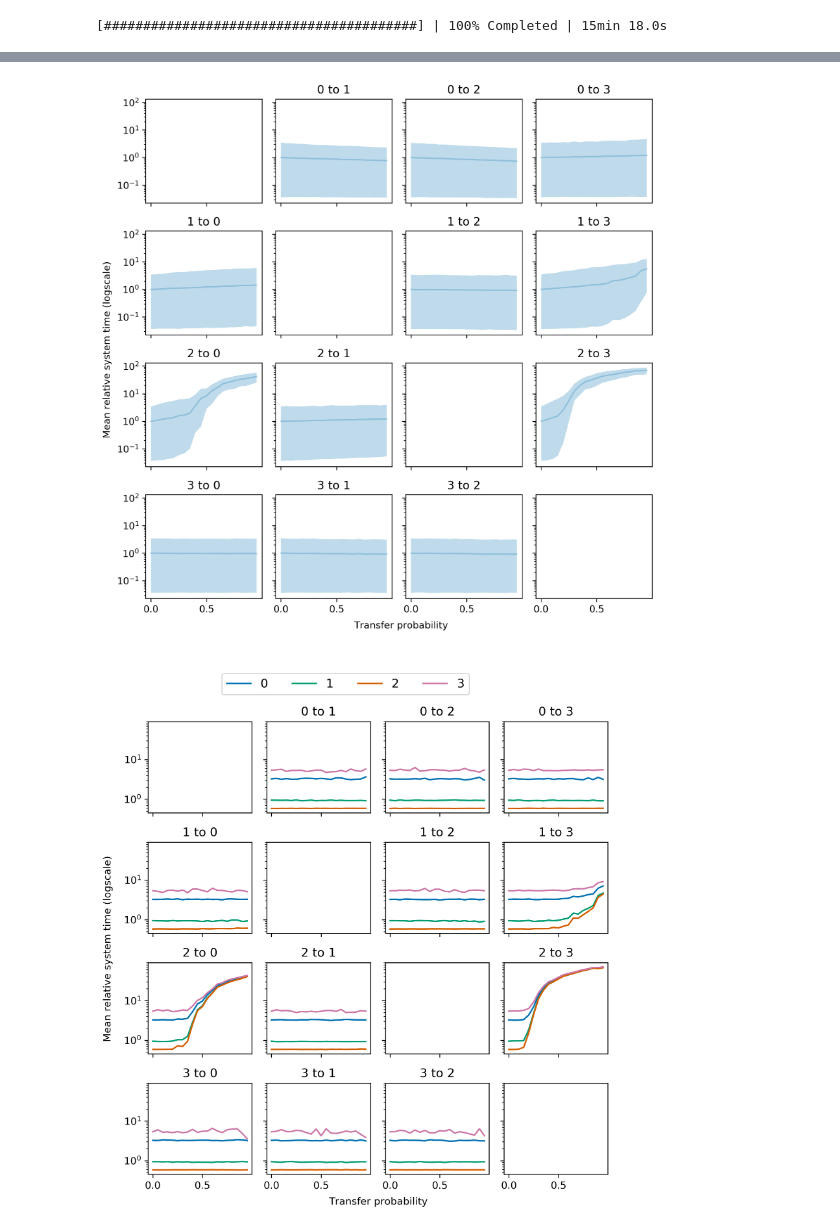
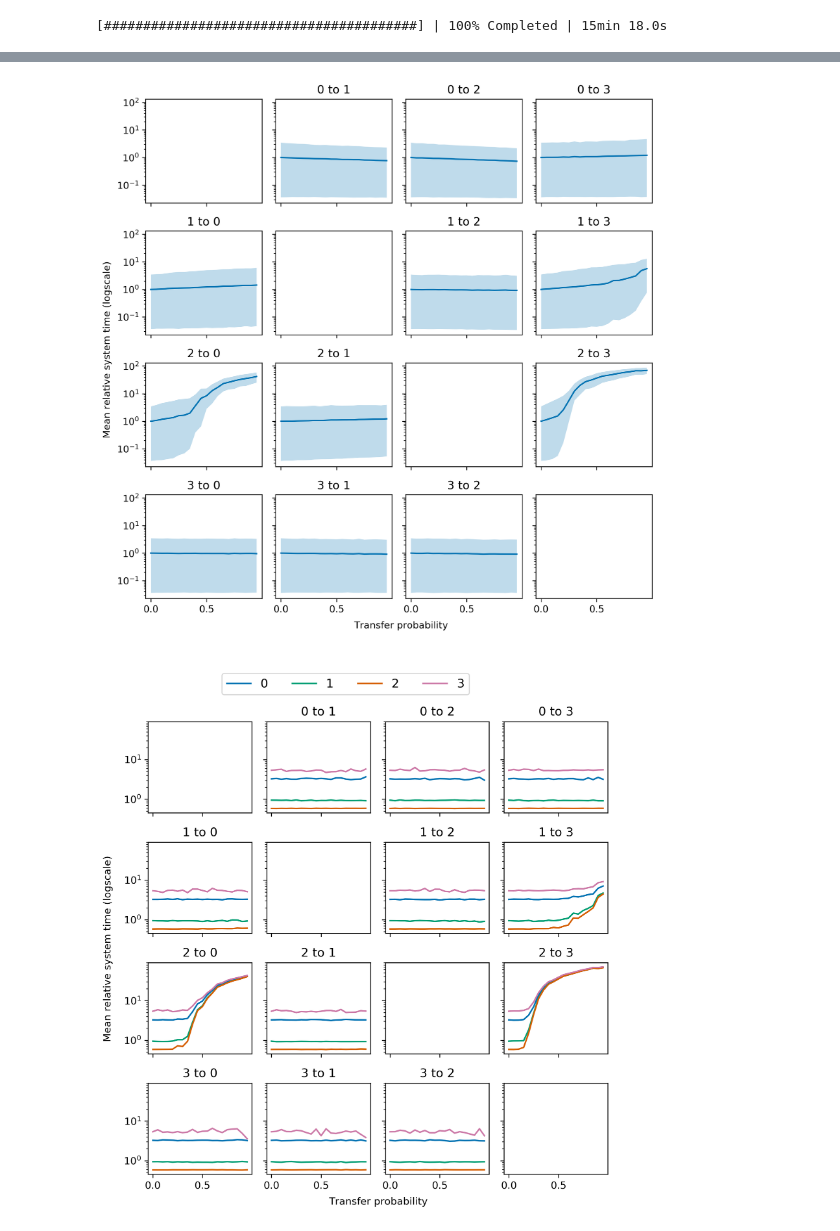
Before and after one commit to daffidwilde/copd-paper, a Jupyter notebook: nbs/scenarios.ipynb, the cells around one changed output, grey strips where cells are left out. Cells and saved outputs as stored; diff of their text form; code cells hidden in the pictures.

```diff
--- a/nbs/scenarios.ipynb
+++ b/nbs/scenarios.ipynb
@@ -354,16 +354,15 @@ for origin, destination in it.product(range(n_clusters), repeat=2):
             & (all_moving_results["destination"] == destination)
         ]
 
-        fill = ax.fill_between(
-            prop_to_move_range,
-            data.groupby("prop_to_move")["utilisation"].quantile(.95) / original_utilisation,
-            data.groupby("prop_to_move")["utilisation"].quantile(.05) / original_utilisation,
-            alpha=0.25,
-        )
         ax.plot(
             prop_to_move_range,
             data.groupby("prop_to_move")["utilisation"].mean() / original_utilisation,
-            color=fill.get_facecolor()[0],
+        )
+        ax.fill_between(
+            prop_to_move_range,
+            data.groupby("prop_to_move")["utilisation"].quantile(.05) / original_utilisation,
+            data.groupby("prop_to_move")["utilisation"].quantile(.95) / original_utilisation,
+            alpha=0.25,
         )
         ax.set_title(f"{origin} to {destination}")
 
@@ -385,41 +384,40 @@ ylabel = fig.text(
 
 xlabel = fig.text(
     0.525*(left+right), -0.01, "Transfer probability", ha="center", va="bottom", rotation="horizontal"
 )
 
 for origin, destination in it.product(range(n_clusters), repeat=2):
 
     ax = axes[origin, destination]
     ax.set_yscale("log")
 
     if origin != destination:
         data = all_moving_results[
             (all_moving_results["origin"] == origin)
             & (all_moving_results["destination"] == destination)
         ]
 
-        fill = ax.fill_between(
-            prop_to_move_range,
-            data.groupby("prop_to_move")["system_time"].quantile(.95) / original_mean_time,
-            data.groupby("prop_to_move")["system_time"].quantile(.05) / original_mean_time,
-            alpha=0.25,
-        )
         ax.plot(
             prop_to_move_range,
             data.groupby("prop_to_move")["system_time"].mean() / original_mean_time,
-            color=fill.get_facecolor()[0],
+        )
+        ax.fill_between(
+            prop_to_move_range,
+            data.groupby("prop_to_move")["system_time"].quantile(.05) / original_mean_time,
+            data.groupby("prop_to_move")["system_time"].quantile(.95) / original_mean_time,
+            alpha=0.25,
         )
         ax.set_title(f"{origin} to {destination}")
 
 plt.tight_layout()
 plt.savefig(
     "../img/moving_time_logscale.pdf",
     bbox_extra_artists=(xlabel, ylabel),
     bbox_inches="tight",
     transparent=True,
 )
 # %% [output]
-[figure, old version]
+[figure, new version]
 # %%
 fig, axes = plt.subplots(nrows=n_clusters, ncols=n_clusters, sharex=True, sharey=True, figsize=(7, 7), dpi=300)
 
```
Also changed, not shown: parts of 1 cell of this notebook, 4 other files.
